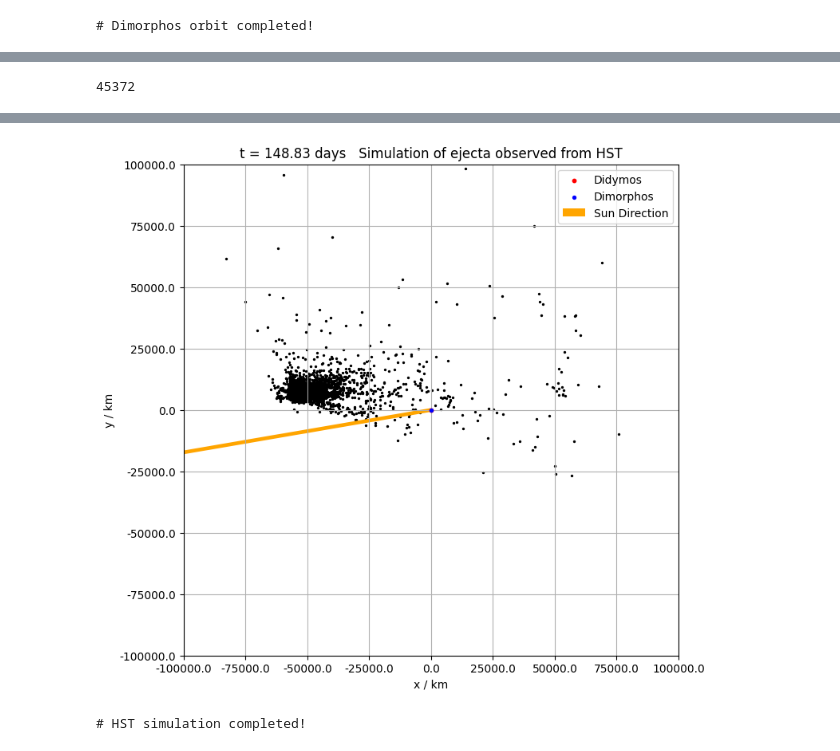
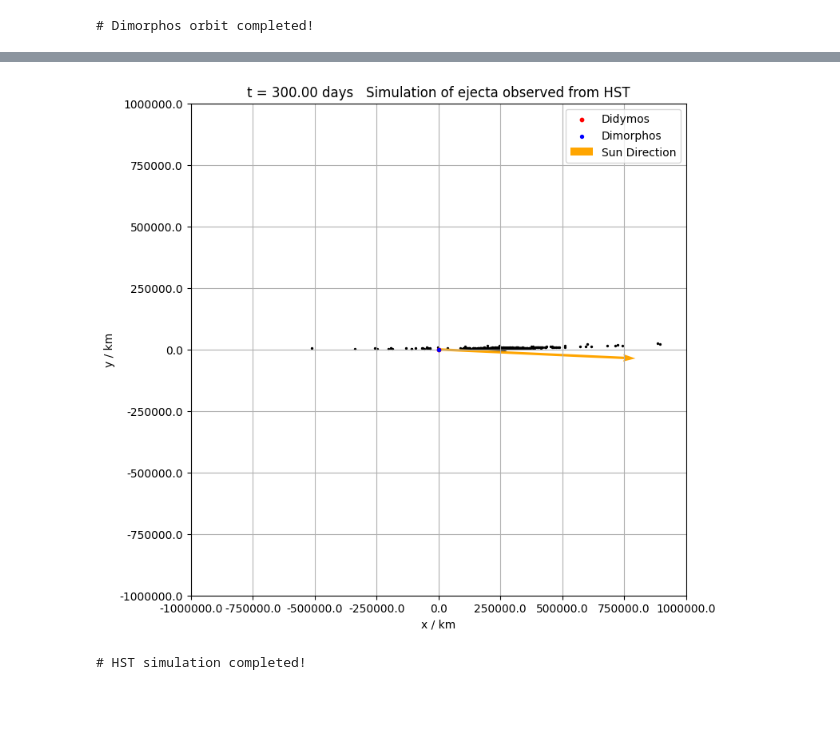
Before and after one commit to gitlinffff/rebound, a Jupyter notebook: examples/test_forcing/stats_plots.ipynb, the cells around one changed output, grey strips where cells are left out. Cells and saved outputs as stored; diff of their text form; code cells hidden in the pictures; blank space fills up the shorter version.

```diff
--- a/examples/test_forcing/stats_plots.ipynb
+++ b/examples/test_forcing/stats_plots.ipynb
@@ -140,15 +152,8 @@ if (1):
 # Locations of particles completed!
-# %%
-speed.sort()
-len(speed)
-for i in speed:
-    print(i)
-# %% [output]
-45372
 # %%
 # view dust particles from HST
 print("# plot the particles from the perspective of Hubble ...",flush=True)
-t_idx = 900  # specify the time slice to plot
+t_idx = -1  # specify the time slice to plot
 sec = time[t_idx]
 
 start_time = datetime.strptime("2022-09-26 23:17:04.1830", "%Y-%m-%d %H:%M:%S.%f") # 160s after impact
@@ -166,16 +171,17 @@ p_t = data_p[t_idx]
 r_sun = p_t[2, 1:4]
 v_sun = p_t[2, 4:7]
 
+# position vector of Earth (as a proxy of HST)
+r_earth = p_t[3, 1:4]
+
 # get position vector of Hubble in reference frame 'Sun body center'
 #r_hubble_Sun = np.array([7.721404094618157E10, -1.309126317614033E11, 5.065374641641974E6])  # 25920000
-r_hubble_Sun = np.array([-1.325257463156829E11, 6.585291974759722E10, -1.253767502076924E6])
-
-# convert to position vector of Hubble in 'Didymos System Barycenter' (use the position of Earth as proxy)
-r_hubble = r_sun + np.dot(rotate_matrix, r_hubble_Sun.T)
+# convert to position vector of Hubble in 'Didymos System Barycenter'
+#r_hubble = r_sun + np.dot(rotate_matrix, r_hubble_Sun.T)
 
 # calculate the two basis vectors of the projection plane
-l1 = np.cross(r_hubble, (-1.)*v_sun)
-l2 = np.cross(l1, r_hubble)
+l1 = np.cross(r_earth, v_sun)
+l2 = np.cross(l1, r_earth)
 l1 = l1 / np.linalg.norm(l1)
 l2 = l2 / np.linalg.norm(l2)
 
@@ -201,7 +207,7 @@ sun_y = p_projected[2, 2]
 sun_scale = (sun_x**2 + sun_y**2) ** 0.5
 arrow_x = sun_x / sun_scale * (plt.xlim()[1]-plt.xlim()[0]) * 0.1
 arrow_y = sun_y / sun_scale * (plt.xlim()[1]-plt.xlim()[0]) * 0.1
-plt.quiver(0., 0., arrow_x, arrow_y, angles='xy', scale_units='xy', scale=1, color='orange', label='Sun Direction')
+plt.quiver(0., 0., arrow_x, arrow_y, angles='xy', scale_units='xy', scale=1, width=0.005, color='orange', label='Sun Direction')
 
 # Customize axis ticks to display in kilometers
 ax = plt.gca()
@@ -209,7 +215,7 @@ ax.xaxis.set_major_formatter(FuncFormatter(m_to_km))
 ax.yaxis.set_major_formatter(FuncFormatter(m_to_km))
 
 #plt.axis('equal')
-axis_lim = 100000e3  # m
+axis_lim = 1000000e3  # m
 plt.xlim(-axis_lim, axis_lim)
 plt.ylim(-axis_lim, axis_lim)
 plt.xlabel('x / km')
@@ -228,4 +234,4 @@ print("# HST simulation completed!\n",flush=True)
-[figure, old version]
+[figure, new version]
 # HST simulation completed!
 # %%
 # a & e analysis
```
Also changed, not shown: parts of 2 cells of this notebook.
